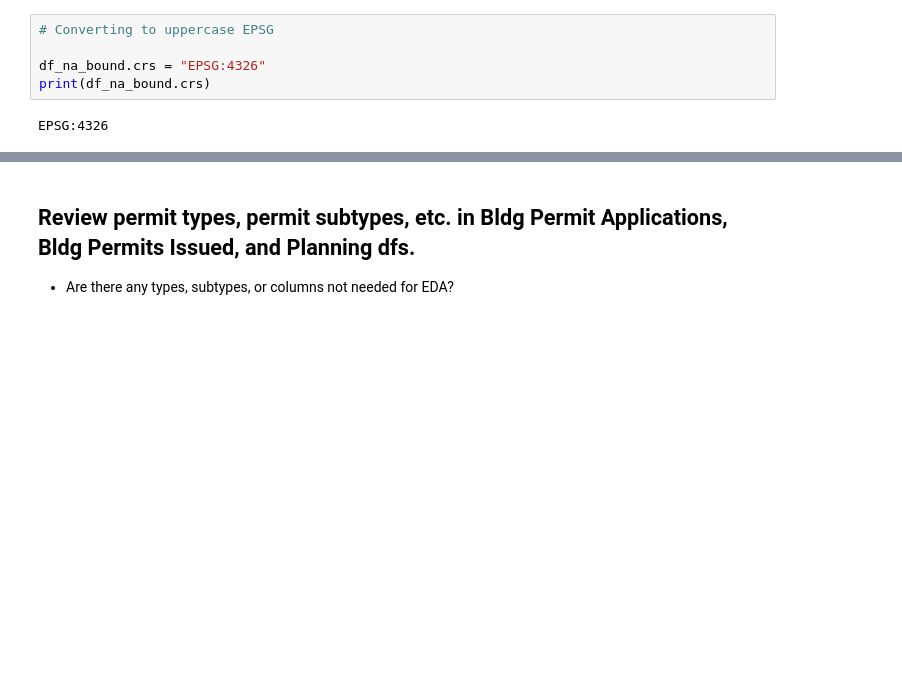
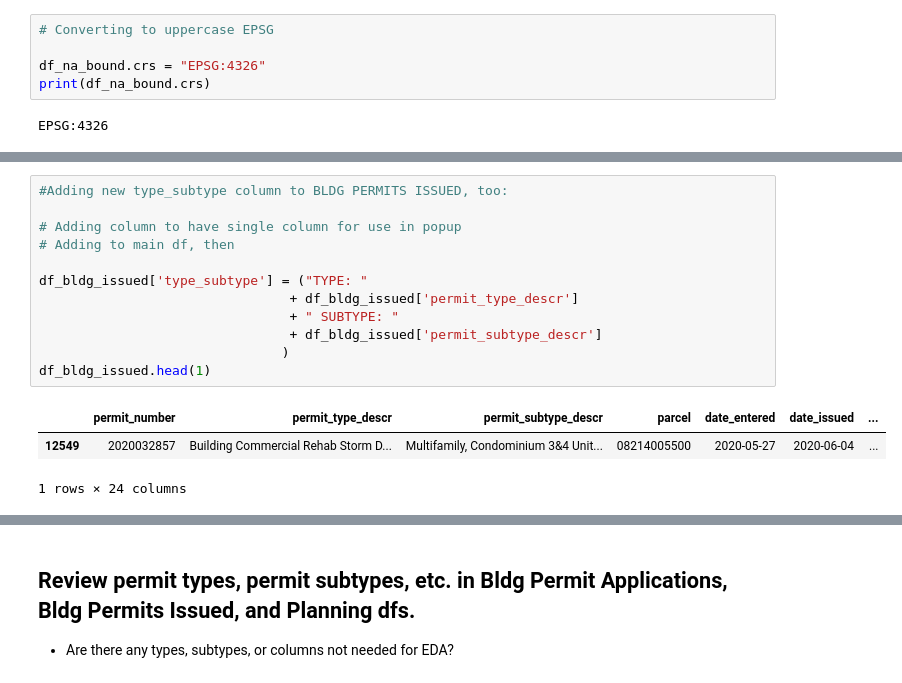
Before and after one commit to lorirocks/nashville-neighborhoods-capstone, a Jupyter notebook: notebooks/1_dataprep.ipynb, the cells around one changed output, grey strips where cells are left out. Saved outputs shown, nothing was run; the diff lists cells and outputs as text; blank space fills up the shorter version.

```diff
--- a/notebooks/1_dataprep.ipynb
+++ b/notebooks/1_dataprep.ipynb
@@ -867,0 +885,16 @@ EPSG:4326
+# %%
+#Adding new type_subtype column to BLDG PERMITS ISSUED, too:
+
+# Adding column to have single column for use in popup
+# Adding to main df, then
+
+df_bldg_issued['type_subtype'] = ("TYPE: "
+                                + df_bldg_issued['permit_type_descr']
+                                + " SUBTYPE: "
+                                + df_bldg_issued['permit_subtype_descr']
+                               )
+df_bldg_issued.head(1)
+# %% [output]
+|  | permit_number | permit_type_descr | permit_subtype_descr | parcel | date_entered | date_issued | ... |
+| 12549 | 2020032857 | Building Commercial Rehab Storm D... | Multifamily, Condominium 3&4 Unit... | 08214005500 | 2020-05-27 | 2020-06-04 | ... |
+1 rows × 24 columns
```
Also changed, not shown: parts of 9 cells of this notebook, 2 other files.
